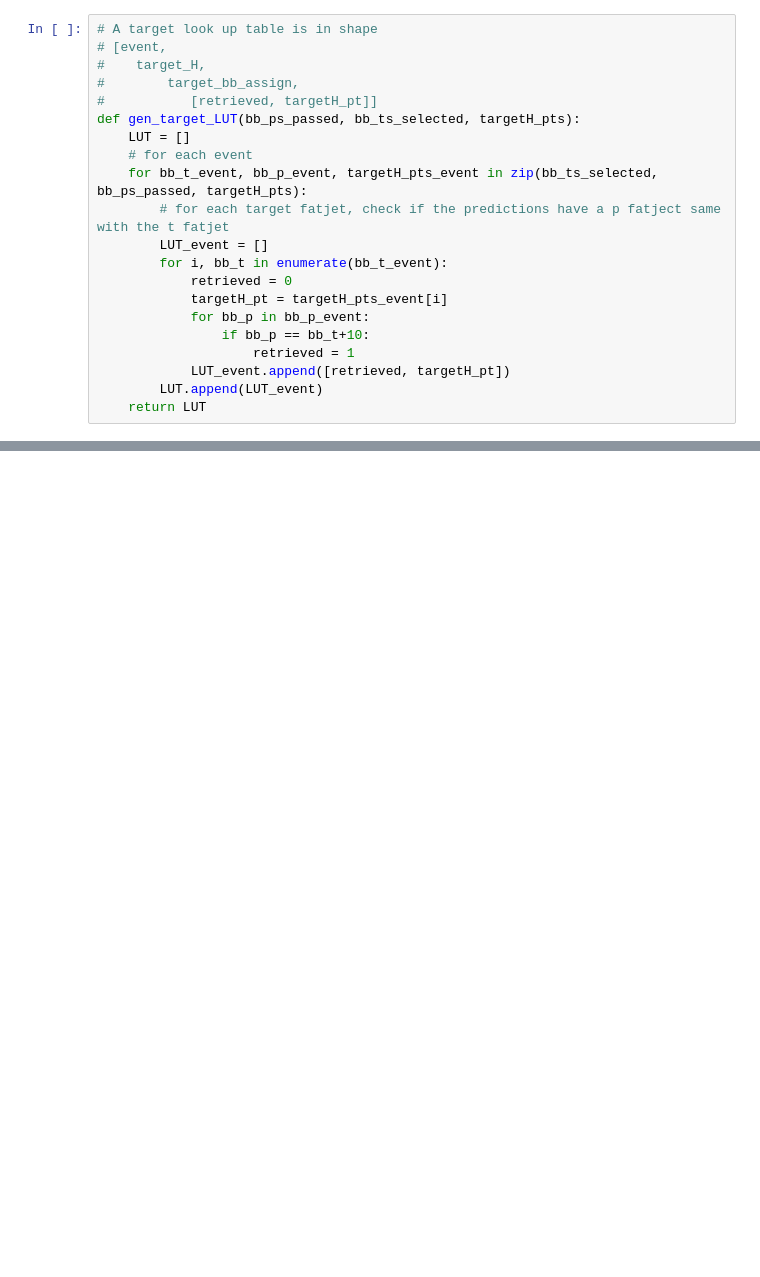
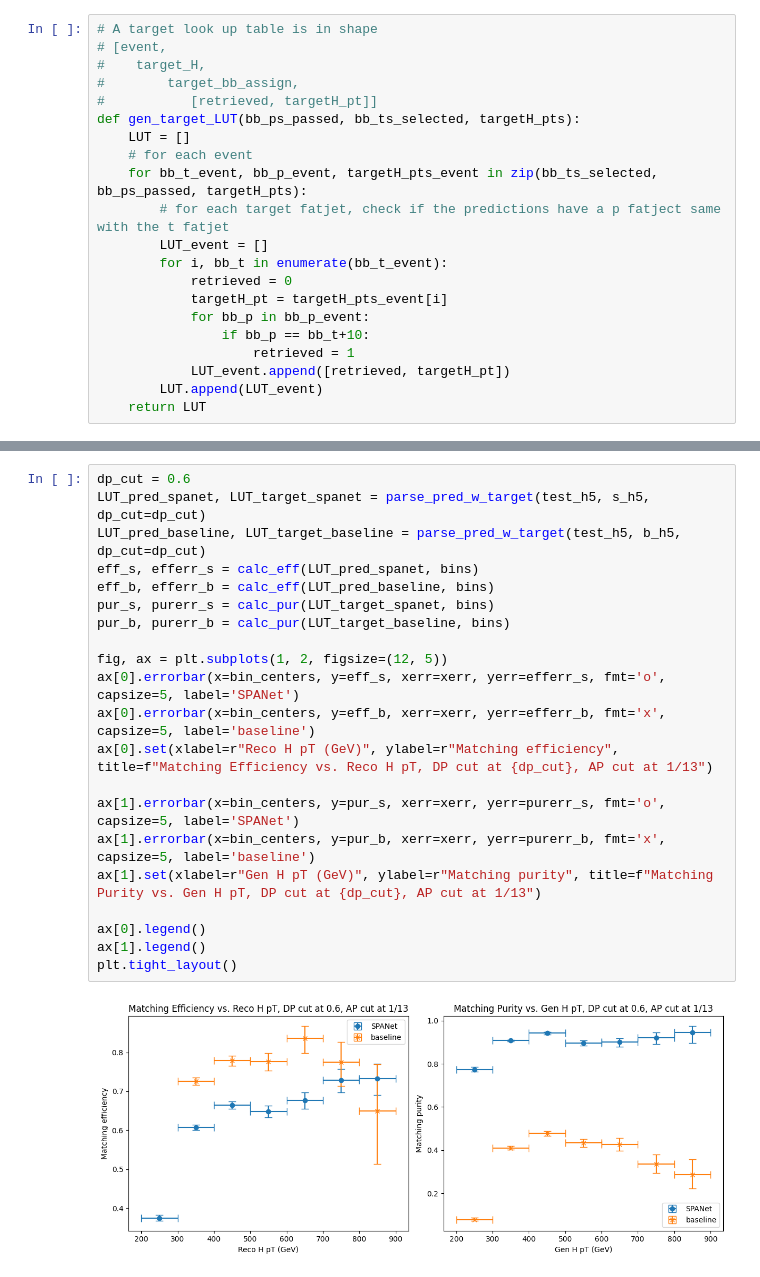
Before and after one commit to ucsd-hep-ex/hhh, a Jupyter notebook: reports/SPANetVSBoosetedBaseline.ipynb, the cells around one changed output, grey strips where cells are left out. Drawn from its saved outputs; the diff is of its cells as text; blank space fills up the shorter version.

```diff
--- a/reports/SPANetVSBoosetedBaseline.ipynb
+++ b/reports/SPANetVSBoosetedBaseline.ipynb
@@ -230,0 +299,23 @@ calc_pur(LUT_target, bins)
+# %%
+dp_cut = 0.6
+LUT_pred_spanet, LUT_target_spanet = parse_pred_w_target(test_h5, s_h5, dp_cut=dp_cut)
+LUT_pred_baseline, LUT_target_baseline = parse_pred_w_target(test_h5, b_h5, dp_cut=dp_cut)
+eff_s, efferr_s = calc_eff(LUT_pred_spanet, bins)
+eff_b, efferr_b = calc_eff(LUT_pred_baseline, bins)
+pur_s, purerr_s = calc_pur(LUT_target_spanet, bins)
+pur_b, purerr_b = calc_pur(LUT_target_baseline, bins)
+
+fig, ax = plt.subplots(1, 2, figsize=(12, 5))
+ax[0].errorbar(x=bin_centers, y=eff_s, xerr=xerr, yerr=efferr_s, fmt='o', capsize=5, label='SPANet')
+ax[0].errorbar(x=bin_centers, y=eff_b, xerr=xerr, yerr=efferr_b, fmt='x', capsize=5, label='baseline')
+ax[0].set(xlabel=r"Reco H pT (GeV)", ylabel=r"Matching efficiency", title=f"Matching Efficiency vs. Reco H pT, DP cut at {dp_cut}, AP cut at 1/13")
+
+ax[1].errorbar(x=bin_centers, y=pur_s, xerr=xerr, yerr=purerr_s, fmt='o', capsize=5, label='SPANet')
+ax[1].errorbar(x=bin_centers, y=pur_b, xerr=xerr, yerr=purerr_b, fmt='x', capsize=5, label='baseline')
+ax[1].set(xlabel=r"Gen H pT (GeV)", ylabel=r"Matching purity", title=f"Matching Purity vs. Gen H pT, DP cut at {dp_cut}, AP cut at 1/13")
+
+ax[0].legend()
+ax[1].legend()
+plt.tight_layout()
+# %% [output]
+[figure, added]
```
Also changed, not shown: parts of 22 cells of this notebook.
